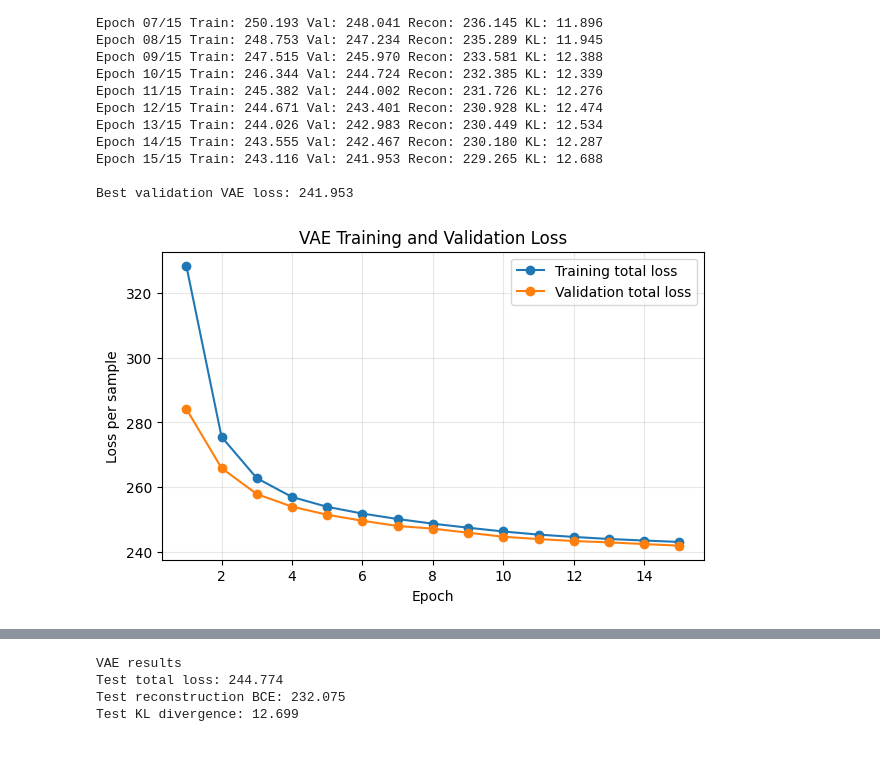
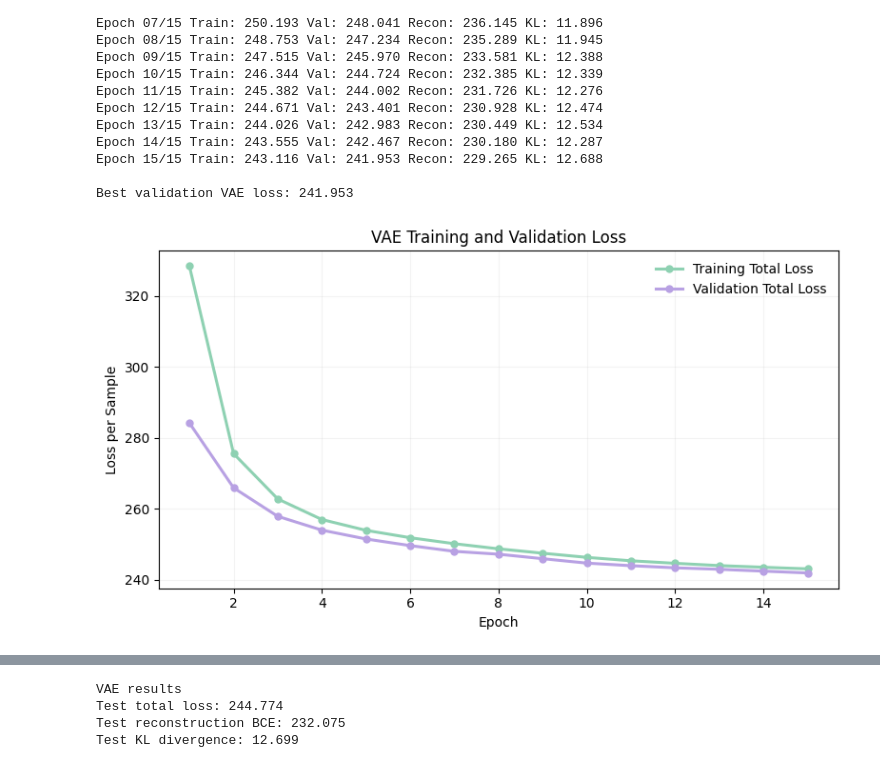
Before and after one commit to DrashtiShah23/data266-2046, a Jupyter notebook: hw7/HW7.ipynb, the cells around one changed output, grey strips where cells are left out. Saved outputs shown, nothing was run; the diff lists cells and outputs as text; code cells hidden in the pictures.

```diff
--- a/hw7/HW7.ipynb
+++ b/hw7/HW7.ipynb
@@ -103,6 +105,13 @@ from torchvision import datasets
 from torchvision.transforms import v2 as T
 
 from tqdm.auto import tqdm
+
+COOL_COLORS = {
+    "mint": "#8ED1B2",
+    "rose": "#E8A0BF",
+    "lavender": "#B8A1E3",
+    "teal": "#4FA6A6"
+}
 
 SID4 = 2046
 SEED = 2046
@@ -847,30 +872,38 @@ Epoch 15/15 Train: 243.116 Val: 241.953 Recon: 229.265 KL: 12.688
 
 Best validation VAE loss: 241.953
 # %%
+plt.figure(figsize=(8, 4.5))
+
 epochs = range(1, VAE_EPOCHS + 1)
-
-plt.figure(figsize=(7, 4))
 
 plt.plot(
     epochs,
     vae_train_total,
     marker="o",
-    label="Training total loss"
+    markersize=5,
+    linewidth=2.2,
+    color=COOL_COLORS["mint"],
+    label="Training Total Loss"
 )
 
 plt.plot(
     epochs,
     vae_val_total,
     marker="o",
-    label="Validation total loss"
+    markersize=5,
+    linewidth=2.2,
+    color=COOL_COLORS["lavender"],
+    label="Validation Total Loss"
 )
 
 plt.xlabel("Epoch")
-plt.ylabel("Loss per sample")
+plt.ylabel("Loss per Sample")
 plt.title("VAE Training and Validation Loss")
-plt.legend()
-plt.grid(alpha=0.3)
 
+plt.legend(frameon=False)
+plt.grid(alpha=0.15)
+
+plt.tight_layout()
 plt.show()
 # %% [output]
-[figure, old version]
+[figure, new version]
```
Also changed, not shown: parts of 18 cells of this notebook.
